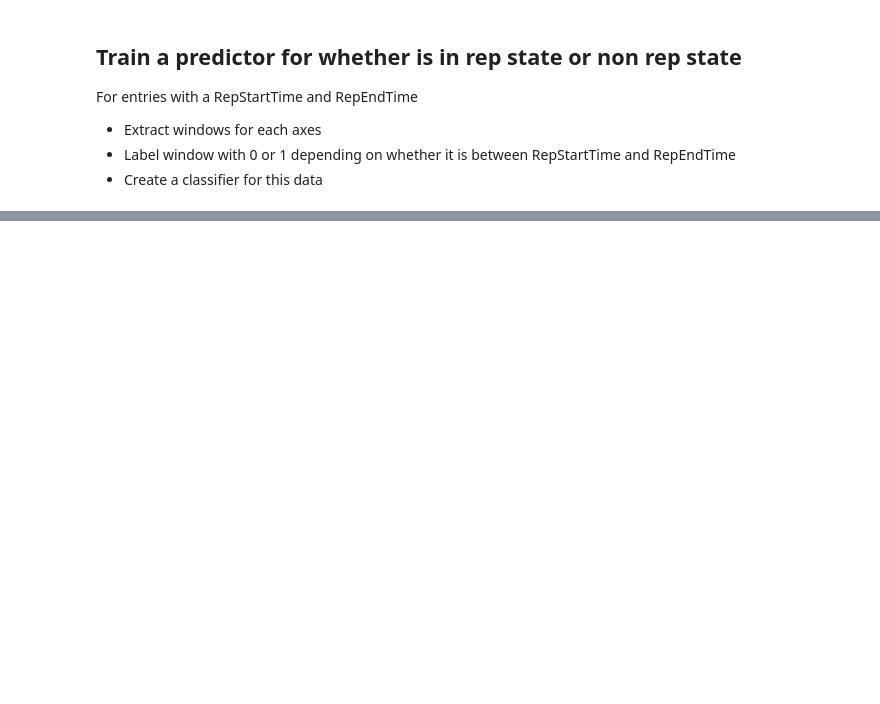
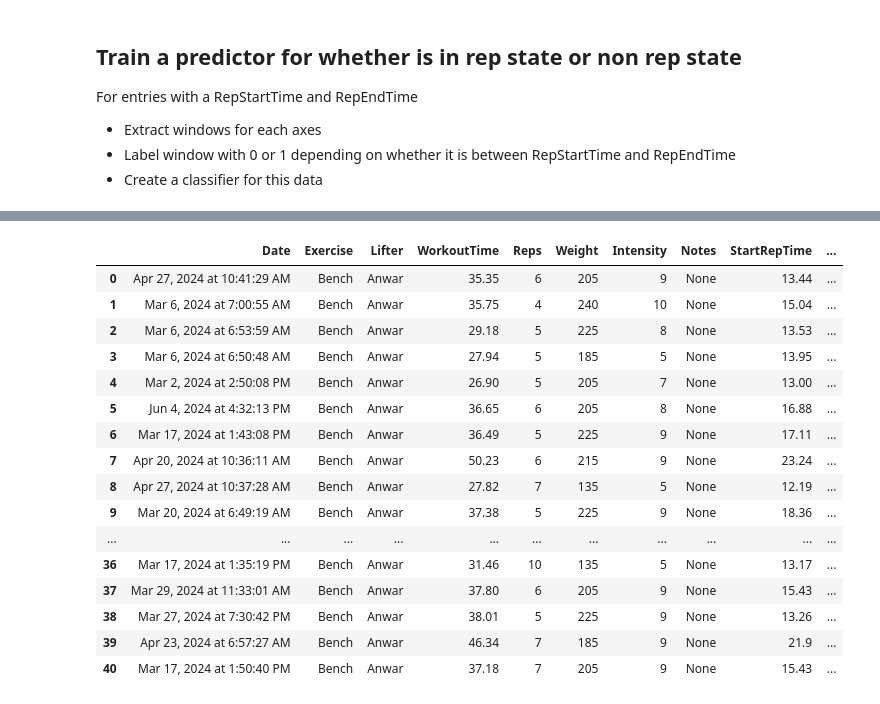
Before and after one commit to KeenanMcConkey/BarPathModel, a Jupyter notebook: BarPathModel.ipynb, the cells around one changed output, grey strips where cells are left out. Saved outputs shown, nothing was run; the diff lists cells and outputs as text; code cells hidden in the pictures; blank space fills up the shorter version.

```diff
--- a/BarPathModel.ipynb
+++ b/BarPathModel.ipynb
@@ -271,24 +298,65 @@ Testing accuracy:  0.8431372549019608
+# %%
+## Train a predictor for whether is in rep state or non rep state
+
+# For entries with a RepStartTime and RepEndTime
+# - Extract windows for each axes
+# - Label window with 0 or 1 depending on whether it is between RepStartTime and RepEndTime
+# - Create a classifier for this data
+
+def extract_windows(data, window_size, overlap):
+    windows = []
+    for i in range(0, len(data) - window_size, window_size - overlap):
+        windows.append(data[i:i+window_size])
+    return np.array(windows)
+
+def extract_window_features(window):
+    features = []
+    for i in range(len(window)):
+        features.append(extract_features(window[i]))
+    return features
 # %%
-# extract windows for each axes
+df['AccXWindows'] = df.apply(lambda x: extract_windows(x['AccX'], WINDOW_SIZE, STEP_SIZE), axis=1)
+df['AccYWindows'] = df.apply(lambda x: extract_windows(x['AccY'], WINDOW_SIZE, STEP_SIZE), axis=1)
+df['AccZWindows'] = df.apply(lambda x: extract_windows(x['AccZ'], WINDOW_SIZE, STEP_SIZE), axis=1)
+df['VelXWindows'] = df.apply(lambda x: extract_windows(x['VelX'], WINDOW_SIZE, STEP_SIZE), axis=1)
+df['VelYWindows'] = df.apply(lambda x: extract_windows(x['VelY'], WINDOW_SIZE, STEP_SIZE), axis=1)
+df['VelZWindows'] = df.apply(lambda x: extract_windows(x['VelZ'], WINDOW_SIZE, STEP_SIZE), axis=1)
+df['PosXWindows'] = df.apply(lambda x: extract_windows(x['PosX'], WINDOW_SIZE, STEP_SIZE), axis=1)
+df['PosYWindows'] = df.apply(lambda x: extract_windows(x['PosY'], WINDOW_SIZE, STEP_SIZE), axis=1)
+df['PosZWindows'] = df.apply(lambda x: extract_windows(x['PosZ'], WINDOW_SIZE, STEP_SIZE), axis=1)
+df['PitchWindows'] = df.apply(lambda x: extract_windows(x['Pitch'], WINDOW_SIZE, STEP_SIZE), axis=1)
+df['RollWindows'] = df.apply(lambda x: extract_windows(x['Roll'], WINDOW_SIZE, STEP_SIZE), axis=1)
+df['YawWindows'] = df.apply(lambda x: extract_windows(x['Yaw'], WINDOW_SIZE, STEP_SIZE), axis=1)
 
-def extract_windows(data, window_size, overlap):
-    windows = []
-    for i in range(0, len(data) - window_size, window_size - overlap):
-        windows.append(data[i:i+window_size])
-    return windows
+df['AccXWindowFeatures'] = df['AccXWindows'].apply(lambda x: extract_window_features(x))
+df['AccYWindowFeatures'] = df['AccYWindows'].apply(lambda x: extract_window_features(x))
+df['AccZWindowFeatures'] = df['AccZWindows'].apply(lambda x: extract_window_features(x))
+df['VelXWindowFeatures'] = df['VelXWindows'].apply(lambda x: extract_window_features(x))
+df['VelYWindowFeatures'] = df['VelYWindows'].apply(lambda x: extract_window_features(x))
+df['VelZWindowFeatures'] = df['VelZWindows'].apply(lambda x: extract_window_features(x))
+df['PosXWindowFeatures'] = df['PosXWindows'].apply(lambda x: extract_window_features(x))
+df['PosYWindowFeatures'] = df['PosYWindows'].apply(lambda x: extract_window_features(x))
+df['PosZWindowFeatures'] = df['PosZWindows'].apply(lambda x: extract_window_features(x))
+df['PitchWindowFeatures'] = df['PitchWindows'].apply(lambda x: extract_window_features(x))
+df['RollWindowFeatures'] = df['RollWindows'].apply(lambda x: extract_window_features(x))
+df['YawWindowFeatures'] = df['YawWindows'].apply(lambda x: extract_window_features(x))
 
-WINDOW_SIZE = 100
-OVERLAP = 50
-
-df['AccXWindows'] = df['AccX'].apply(lambda x: extract_windows(x, WINDOW_SIZE, OVERLAP))
-df['AccYWindows'] = df['AccY'].apply(lambda x: extract_windows(x, WINDOW_SIZE, OVERLAP))
-df['AccZWindows'] = df['AccZ'].apply(lambda x: extract_windows(x, WINDOW_SIZE, OVERLAP))
-df['VelXWindows'] = df['VelX'].apply(lambda x: extract_windows(x, WINDOW_SIZE, OVERLAP))
-df['VelYWindows'] = df['VelY'].apply(lambda x: extract_windows(x, WINDOW_SIZE, OVERLAP))
-df['VelZWindows'] = df['VelZ'].apply(lambda x: extract_windows(x, WINDOW_SIZE, OVERLAP))
-df['PosXWindows'] = df['PosX'].apply(lambda x: extract_windows(x, WINDOW_SIZE, OVERLAP))
-df['PosYWindows'] = df['PosY'].apply(lambda x: extract_windows(x, WINDOW_SIZE, OVERLAP))
-df['PosZWindows'] = df['PosZ'].apply(lambda x: extract_windows(x, WINDOW_SIZE, OVERLAP))
-df['PitchWindows'] = df['Pitch'].apply(lambda x: extract_windows(x, WINDOW_SIZE, OVERLAP))
-df['RollWindows'] = df['Roll'].apply(lambda x: extract_windows(x, WINDOW_SIZE, OVERLAP))
-df['YawWindows'] = df['Yaw'].apply(lambda x: extract_windows(x, WINDOW_SIZE, OVERLAP))
+df
+# %% [output]
+|  | Date | Exercise | Lifter | WorkoutTime | Reps | Weight | Intensity | Notes | StartRepTime | ... |
+| 0 | Apr 27, 2024 at 10:41:29 AM | Bench | Anwar | 35.35 | 6 | 205 | 9 | None | 13.44 | ... |
+| 1 | Mar 6, 2024 at 7:00:55 AM | Bench | Anwar | 35.75 | 4 | 240 | 10 | None | 15.04 | ... |
+| 2 | Mar 6, 2024 at 6:53:59 AM | Bench | Anwar | 29.18 | 5 | 225 | 8 | None | 13.53 | ... |
+| 3 | Mar 6, 2024 at 6:50:48 AM | Bench | Anwar | 27.94 | 5 | 185 | 5 | None | 13.95 | ... |
+| 4 | Mar 2, 2024 at 2:50:08 PM | Bench | Anwar | 26.90 | 5 | 205 | 7 | None | 13.00 | ... |
+| 5 | Jun 4, 2024 at 4:32:13 PM | Bench | Anwar | 36.65 | 6 | 205 | 8 | None | 16.88 | ... |
+| 6 | Mar 17, 2024 at 1:43:08 PM | Bench | Anwar | 36.49 | 5 | 225 | 9 | None | 17.11 | ... |
+| 7 | Apr 20, 2024 at 10:36:11 AM | Bench | Anwar | 50.23 | 6 | 215 | 9 | None | 23.24 | ... |
+| 8 | Apr 27, 2024 at 10:37:28 AM | Bench | Anwar | 27.82 | 7 | 135 | 5 | None | 12.19 | ... |
+| 9 | Mar 20, 2024 at 6:49:19 AM | Bench | Anwar | 37.38 | 5 | 225 | 9 | None | 18.36 | ... |
+| ... | ... | ... | ... | ... | ... | ... | ... | ... | ... | ... |
+| 36 | Mar 17, 2024 at 1:35:19 PM | Bench | Anwar | 31.46 | 10 | 135 | 5 | None | 13.17 | ... |
+| 37 | Mar 29, 2024 at 11:33:01 AM | Bench | Anwar | 37.80 | 6 | 205 | 9 | None | 15.43 | ... |
+| 38 | Mar 27, 2024 at 7:30:42 PM | Bench | Anwar | 38.01 | 5 | 225 | 9 | None | 13.26 | ... |
+| 39 | Apr 23, 2024 at 6:57:27 AM | Bench | Anwar | 46.34 | 7 | 185 | 9 | None | 21.9 | ... |
+| 40 | Mar 17, 2024 at 1:50:40 PM | Bench | Anwar | 37.18 | 7 | 205 | 9 | None | 15.43 | ... |
```
Also changed, not shown: parts of 23 cells of this notebook.
